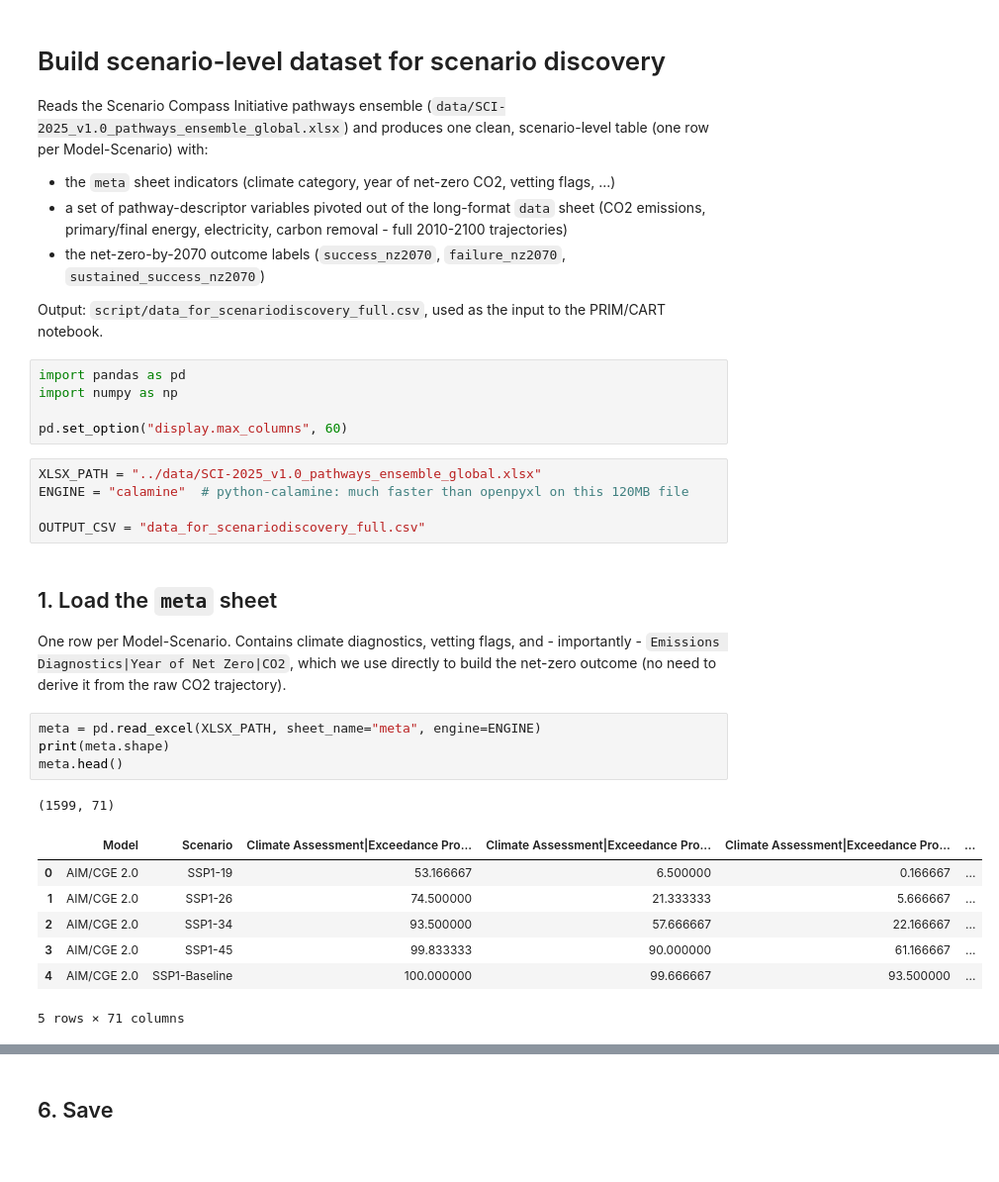
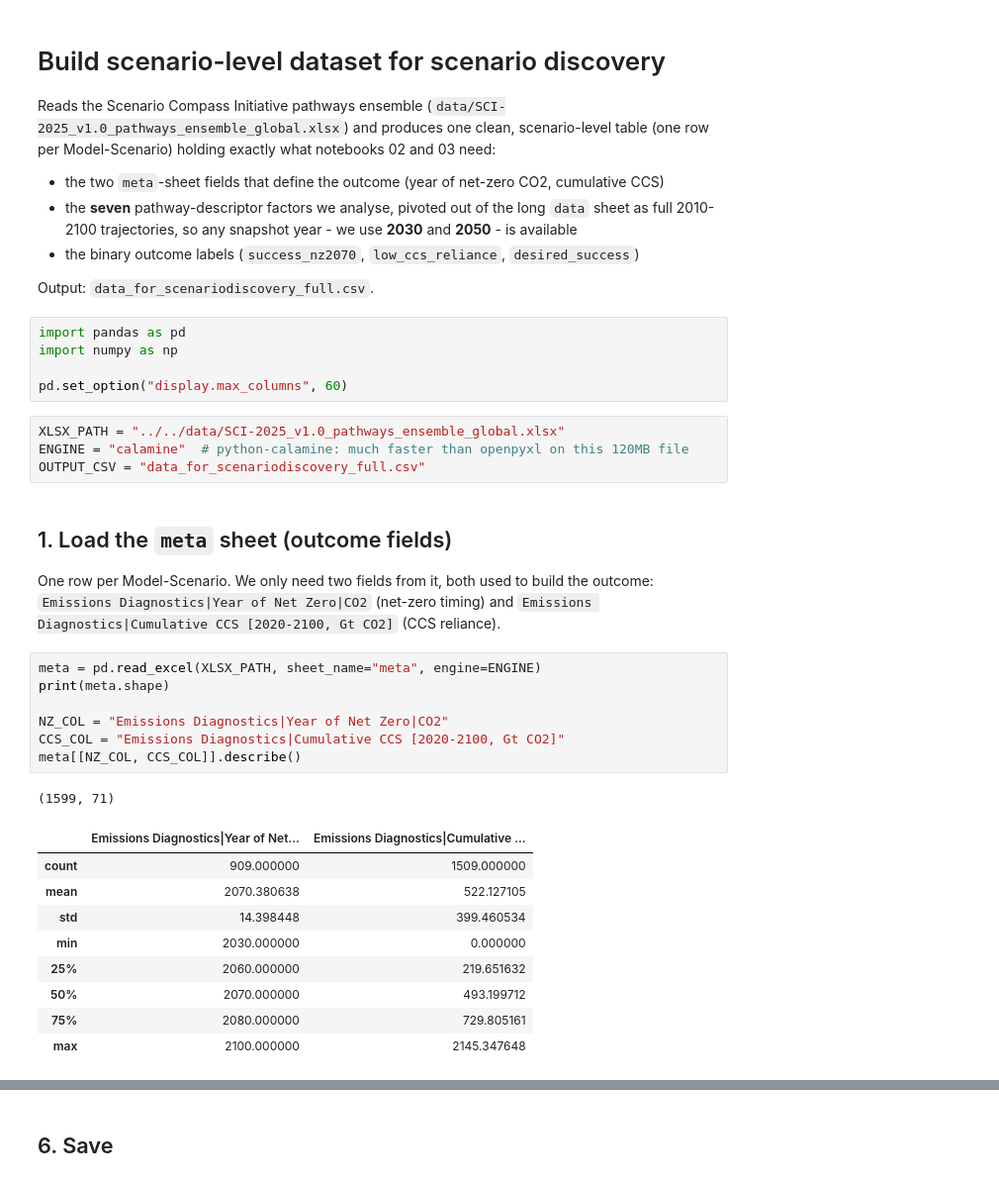
Before and after one commit to lujakockritz/summer_robust_decision_making, a Jupyter notebook: script/antoine_folder/01_build_dataset.ipynb, the cells around one changed output, grey strips where cells are left out. Shown at 99% size. Saved outputs shown, nothing was run; the diff lists cells and outputs as text.

Commit message:
updated notebooks with new varaibles

```diff
--- a/script/antoine_folder/01_build_dataset.ipynb
+++ b/script/antoine_folder/01_build_dataset.ipynb
@@ -1,39 +1,46 @@
 # %% [markdown]
 # Build scenario-level dataset for scenario discovery
 
-Reads the Scenario Compass Initiative pathways ensemble (`data/SCI-2025_v1.0_pathways_ensemble_global.xlsx`) and produces one clean, scenario-level table (one row per Model-Scenario) with:
+Reads the Scenario Compass Initiative pathways ensemble
+(`data/SCI-2025_v1.0_pathways_ensemble_global.xlsx`) and produces one clean, scenario-level table
+(one row per Model-Scenario) holding exactly what notebooks 02 and 03 need:
 
-- the `meta` sheet indicators (climate category, year of net-zero CO2, vetting flags, ...)
-- a set of pathway-descriptor variables pivoted out of the long-format `data` sheet (CO2 emissions, primary/final energy, electricity, carbon removal - full 2010-2100 trajectories)
-- the net-zero-by-2070 outcome labels (`success_nz2070`, `failure_nz2070`, `sustained_success_nz2070`)
+- the two `meta`-sheet fields that define the outcome (year of net-zero CO2, cumulative CCS)
+- the **seven** pathway-descriptor factors we analyse, pivoted out of the long `data` sheet as full
+  2010-2100 trajectories, so any snapshot year - we use **2030** and **2050** - is available
+- the binary outcome labels (`success_nz2070`, `low_ccs_reliance`, `desired_success`)
 
-Output: `script/data_for_scenariodiscovery_full.csv`, used as the input to the PRIM/CART notebook.
+Output: `data_for_scenariodiscovery_full.csv`.
 # %%
 import pandas as pd
 import numpy as np
 
 pd.set_option("display.max_columns", 60)
 # %%
-XLSX_PATH = "../data/SCI-2025_v1.0_pathways_ensemble_global.xlsx"
+XLSX_PATH = "../../data/SCI-2025_v1.0_pathways_ensemble_global.xlsx"
 ENGINE = "calamine"  # python-calamine: much faster than openpyxl on this 120MB file
-
 OUTPUT_CSV = "data_for_scenariodiscovery_full.csv"
 # %% [markdown]
-## 1. Load the `meta` sheet
+## 1. Load the `meta` sheet (outcome fields)
 
-One row per Model-Scenario. Contains climate diagnostics, vetting flags, and - importantly -
-`Emissions Diagnostics|Year of Net Zero|CO2`, which we use directly to build the net-zero outcome
-(no need to derive it from the raw CO2 trajectory).
+One row per Model-Scenario. We only need two fields from it, both used to build the outcome:
+`Emissions Diagnostics|Year of Net Zero|CO2` (net-zero timing) and
+`Emissions Diagnostics|Cumulative CCS [2020-2100, Gt CO2]` (CCS reliance).
 # %%
 meta = pd.read_excel(XLSX_PATH, sheet_name="meta", engine=ENGINE)
 print(meta.shape)
-meta.head()
+
+NZ_COL = "Emissions Diagnostics|Year of Net Zero|CO2"
+CCS_COL = "Emissions Diagnostics|Cumulative CCS [2020-2100, Gt CO2]"
+meta[[NZ_COL, CCS_COL]].describe()
 # %% [output]
 (1599, 71)
-|  | Model | Scenario | Climate Assessment|Exceedance Pro... | Climate Assessment|Exceedance Pro... | Climate Assessment|Exceedance Pro... | ... |
-| 0 | AIM/CGE 2.0 | SSP1-19 | 53.166667 | 6.500000 | 0.166667 | ... |
-| 1 | AIM/CGE 2.0 | SSP1-26 | 74.500000 | 21.333333 | 5.666667 | ... |
-| 2 | AIM/CGE 2.0 | SSP1-34 | 93.500000 | 57.666667 | 22.166667 | ... |
-| 3 | AIM/CGE 2.0 | SSP1-45 | 99.833333 | 90.000000 | 61.166667 | ... |
-| 4 | AIM/CGE 2.0 | SSP1-Baseline | 100.000000 | 99.666667 | 93.500000 | ... |
+|  | Emissions Diagnostics|Year of Net... | Emissions Diagnostics|Cumulative ... |
+| count | 909.000000 | 1509.000000 |
+| mean | 2070.380638 | 522.127105 |
+| std | 14.398448 | 399.460534 |
+| min | 2030.000000 | 0.000000 |
+| 25% | 2060.000000 | 219.651632 |
+| 50% | 2070.000000 | 493.199712 |
+| 75% | 2080.000000 | 729.805161 |
+| max | 2100.000000 | 2145.347648 |
-5 rows × 71 columns
```
Also changed, not shown: parts of 24 cells of this notebook, 3 other files.
